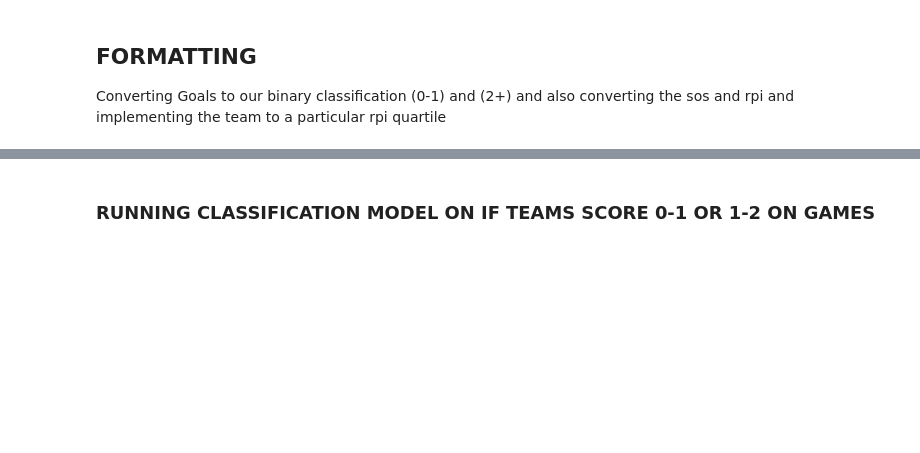
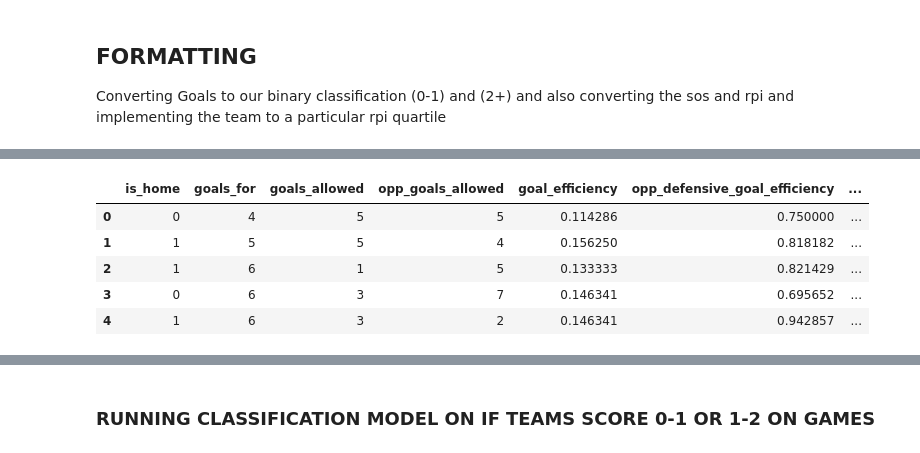
Before and after one commit to dchilders21/stats, a Jupyter notebook: src/stats/goals.ipynb, the cells around one changed output, grey strips where cells are left out. Drawn from its saved outputs; the diff is of its cells as text; code cells hidden in the pictures; blank space fills up the shorter version.

```diff
--- a/src/stats/goals.ipynb
+++ b/src/stats/goals.ipynb
@@ -134,0 +84,69 @@ display(classifier_data.head())
+# %%
+# Helper Function - Removes Columns to Ignore and Splits the Target Column
+def split_target(data):
+    td = model_libs._clone_and_drop(data, ignore_cols)
+    (y, X) = model_libs._extract_target(td, target_col)
+    return X, y
+
+""" Need to do some formatting of the Data before we run the models"""
+pd.set_option('display.max_columns', 500)
+pd.set_option('display.max_rows', 1000)
+
+rankings_data = raw_data
+rankings_data["offensive_ranking"] = pd.Series(None, index=rankings_data.index)
+rankings_data["defensive_ranking"] = pd.Series(None, index=rankings_data.index)
+
+#leagues = model_libs.get_leagues_country_codes()
+leagues = { "epl": 'ENG' }
+teams = form_data.get_teams()
+league_rounds = model_libs.get_leagues_rounds()
+
+""" Going through each League"""
+for key, value in leagues.iteritems():
+    print(key)
+    country_code = leagues[key]
+    #round_num = league_rounds[key]
+    round_num = 6
+    teams_in_league = teams[teams["country_code"] == country_code]
+    """ Looping through the Rounds """
+    for i in range(4, round_num):
+        print("ROUND :: {} ".format(i))
+        offensive_rankings = form_data.get_rankings(teams_in_league, i, "offensive")
+        rankings = model_libs.quartile_list(offensive_rankings, True)
+        offensive_rankings["offensive_rankings_quartiled"] = rankings
+        #print(offensive_rankings)
+
+        defensive_rankings = form_data.get_rankings(teams_in_league, i, "defensive")
+        rankings = model_libs.quartile_list(defensive_rankings, False)
+        defensive_rankings["defensive_rankings_quartiled"] = rankings
+        #print(defensive_rankings)
+
+        """ Loop through each Team in the League for that round and assign an Offensive Rank """
+        for key, team in teams_in_league.iterrows():
+
+            offensive_rank = offensive_rankings.loc[offensive_rankings[0] == team['id'], "offensive_rankings_quartiled"]
+            idx = rankings_data.loc[(rankings_data["team_id"] == team["id"])
+                    & (rankings_data["round"] == (round_num-1)), "offensive_ranking"].index
+
+            rankings_data.set_value(idx, "offensive_ranking", offensive_rank.values[0])
+
+            defensive_rank = defensive_rankings.loc[defensive_rankings[0] == team['id'], "defensive_rankings_quartiled"]
+            opp_idx = rankings_data.loc[(rankings_data["opp_id"] == team["id"])
+                    & (rankings_data["round"] == (round_num-1)), "defensive_ranking"].index
+
+            rankings_data.set_value(opp_idx, "defensive_ranking", defensive_rank.values[0])
+
+
+new_data = rankings_data
+#display(new_data.loc[new_data["round"] == 4])
+
+
+""" Formatting data to convert goals scored to the correct category"""
+# Not using points as a target for this version, using goals
+classifier_data = raw_data.drop('points', 1)
+
+classifier_data['converted_goals'] = classifier_data.apply(lambda row: model_libs.set_group(row['goals']), axis=1)
+
+classifier_data = classifier_data.drop(ignore_cols + ['current_formation', 'goals'], 1)
+display(classifier_data.head())
+# %% [output]
@@ -134,0 +170,6 @@ display(classifier_data.head())
+|  | is_home | goals_for | goals_allowed | opp_goals_allowed | goal_efficiency | opp_defensive_goal_efficiency | ... |
+| 0 | 0 | 4 | 5 | 5 | 0.114286 | 0.750000 | ... |
+| 1 | 1 | 5 | 5 | 4 | 0.156250 | 0.818182 | ... |
+| 2 | 1 | 6 | 1 | 5 | 0.133333 | 0.821429 | ... |
+| 3 | 0 | 6 | 3 | 7 | 0.146341 | 0.695652 | ... |
+| 4 | 1 | 6 | 3 | 2 | 0.146341 | 0.942857 | ... |
```
Also changed, not shown: parts of 17 cells of this notebook, 19 other files.
